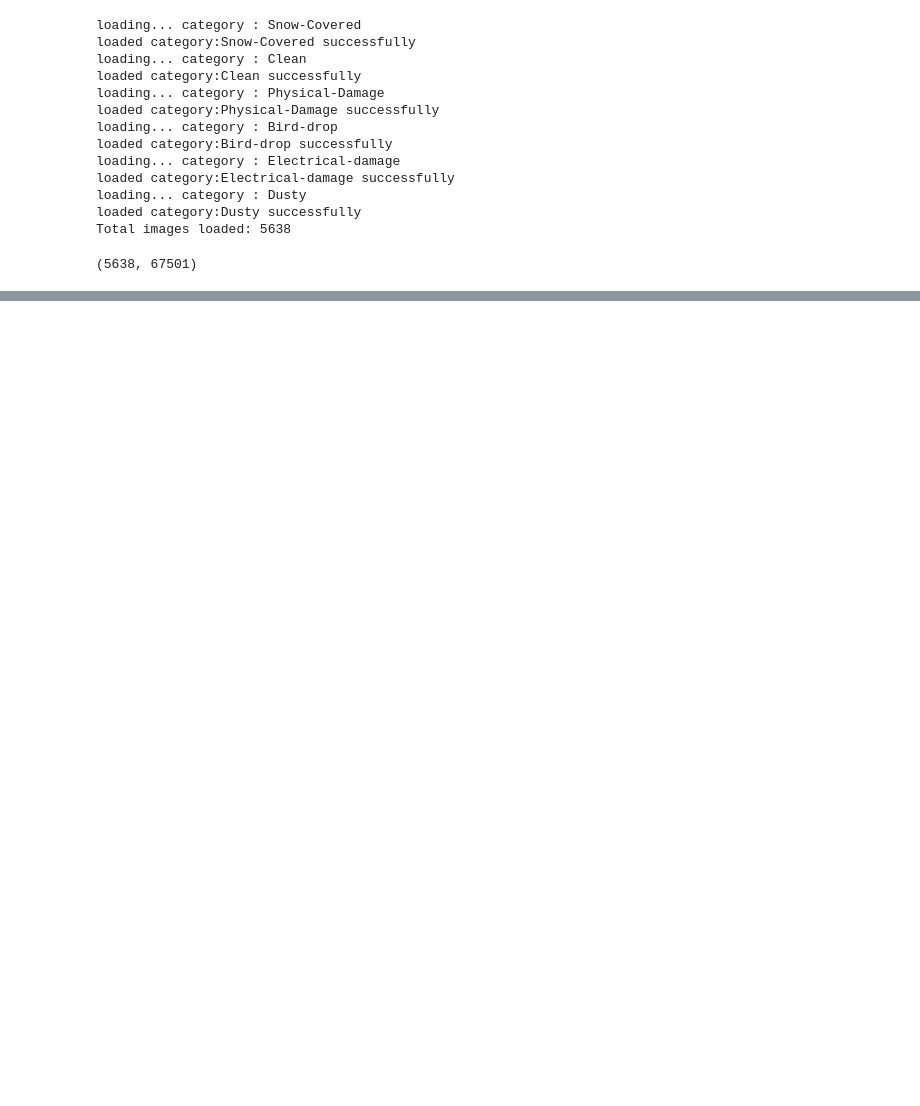
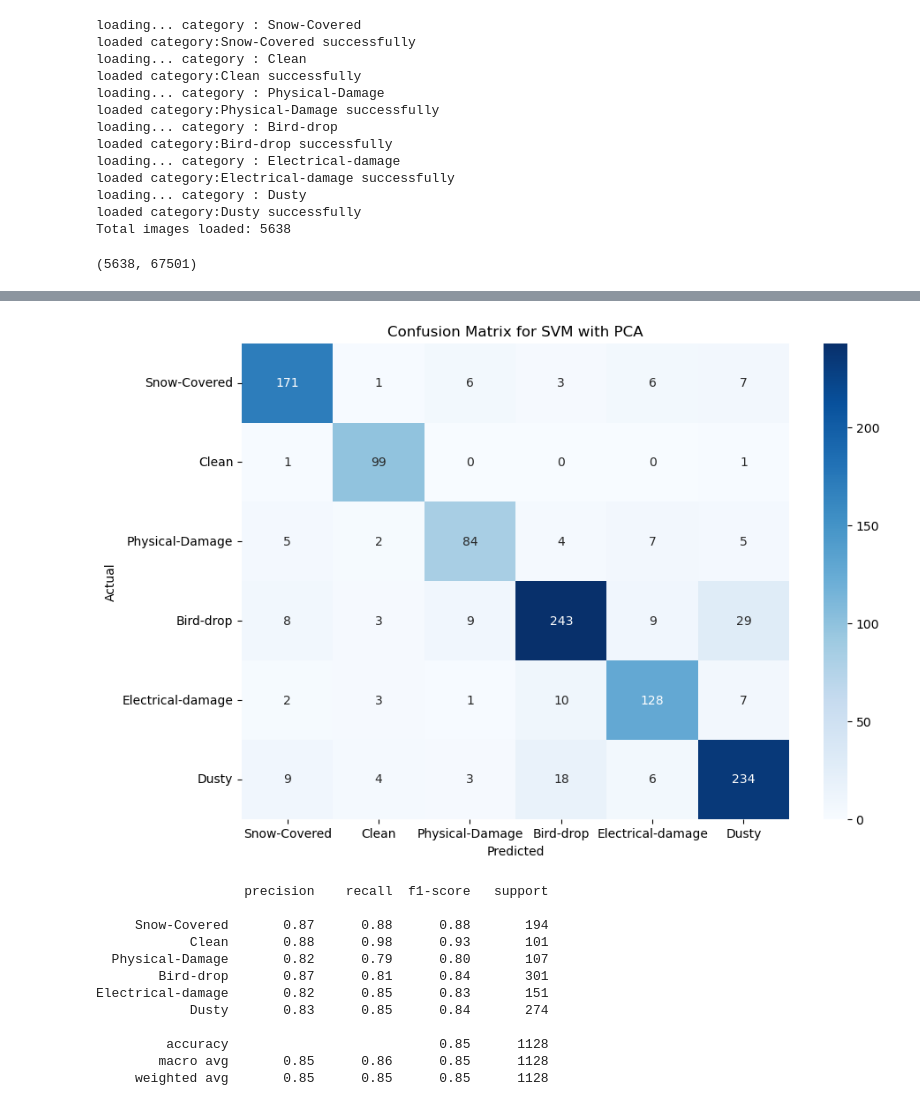
Before and after one commit to osama1hatem2abdelkreem3/Graduation-Project, a Jupyter notebook: models/ml/svm/model.ipynb, the cells around one changed output, grey strips where cells are left out. Cells and saved outputs as stored; diff of their text form; code cells hidden in the pictures; blank space fills up the shorter version.

Commit message:
add confusion matrix

```diff
--- a/models/ml/svm/model.ipynb
+++ b/models/ml/svm/model.ipynb
@@ -146 +143,35 @@ Training completed in 59.61 seconds
 Test accuracy with PCA+SVM: 0.8502
+# %%
+from sklearn.metrics import confusion_matrix
+import matplotlib.pyplot as plt
+import seaborn as sns
+
+# Compute confusion matrix
+cm = confusion_matrix(y_test, y_pred_pca)
+
+# Plot confusion matrix
+plt.figure(figsize=(10, 7))
+sns.heatmap(cm, annot=True, fmt='d', cmap='Blues',
+            xticklabels=classes, yticklabels=classes)
+plt.xlabel('Predicted')
+plt.ylabel('Actual')
+plt.title('Confusion Matrix for SVM with PCA')
+plt.show()
+
+# Print classification report for additional metrics
+from sklearn.metrics import classification_report
+print(classification_report(y_test, y_pred_pca, target_names=classes))
+# %% [output]
+[figure, added]
+                   precision    recall  f1-score   support
+
+     Snow-Covered       0.87      0.88      0.88       194
+            Clean       0.88      0.98      0.93       101
+  Physical-Damage       0.82      0.79      0.80       107
+        Bird-drop       0.87      0.81      0.84       301
+Electrical-damage       0.82      0.85      0.83       151
+            Dusty       0.83      0.85      0.84       274
+
+         accuracy                           0.85      1128
+        macro avg       0.85      0.86      0.85      1128
+     weighted avg       0.85      0.85      0.85      1128
```
Also changed, not shown: parts of 2 cells of this notebook.
